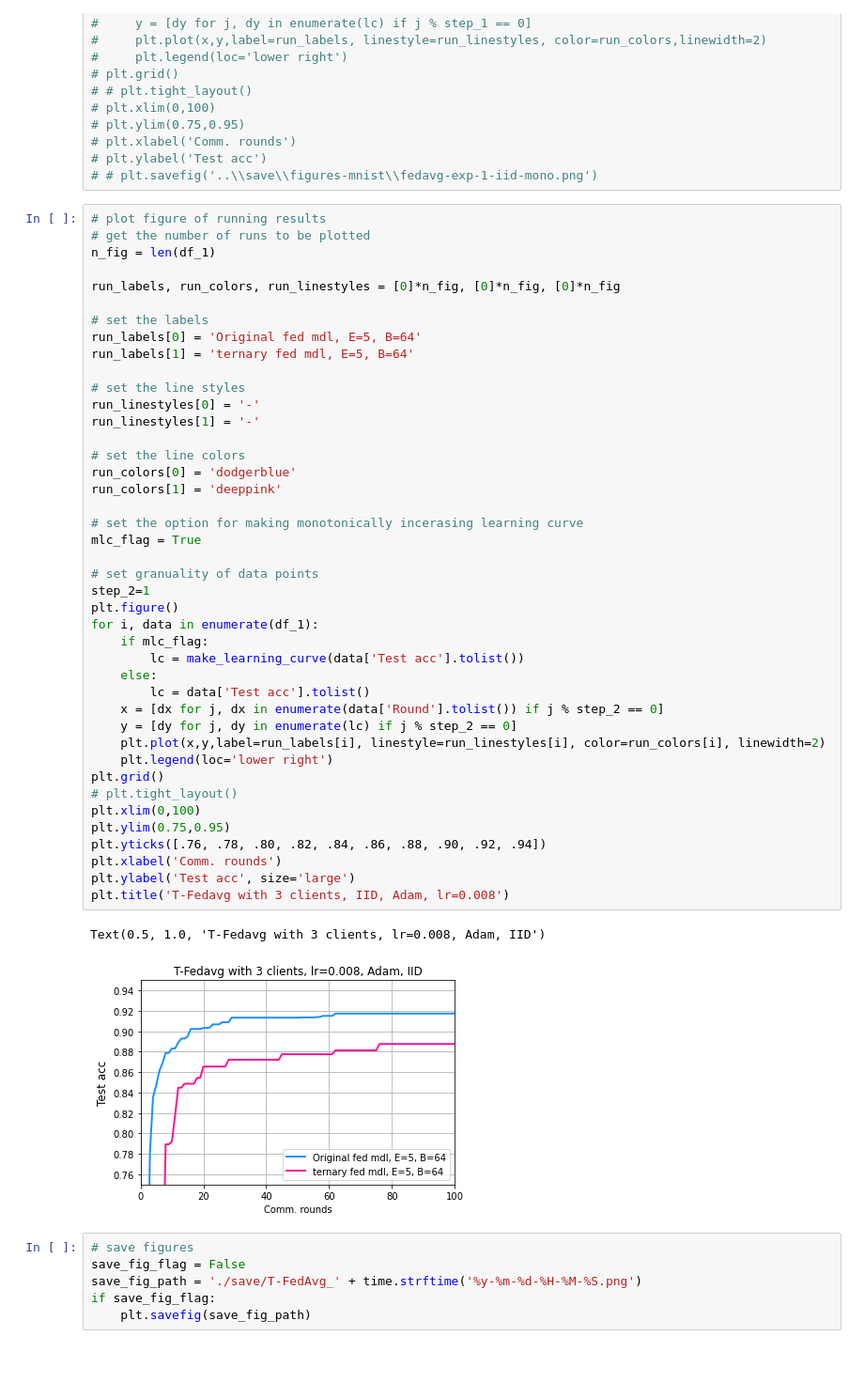
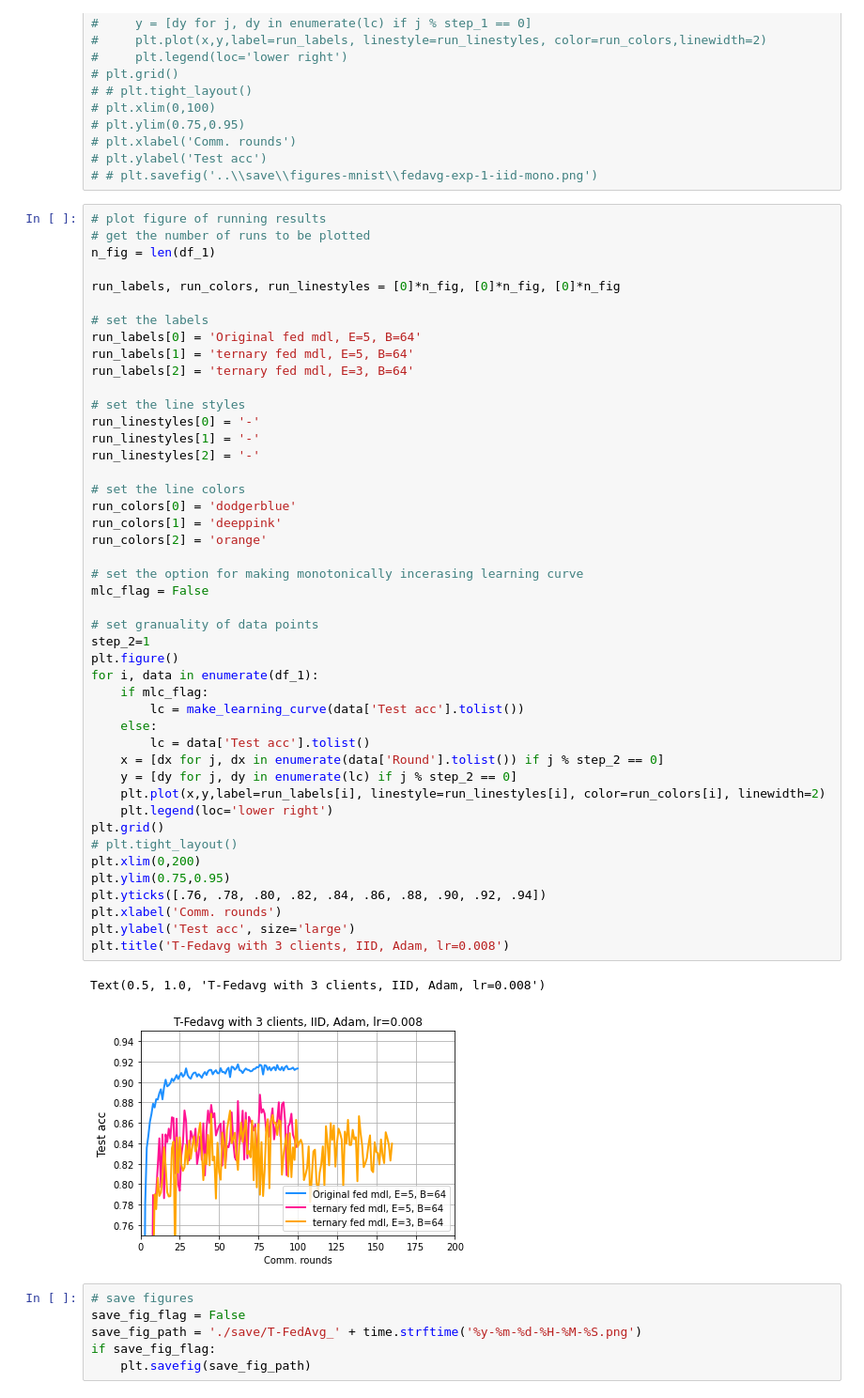
Before and after one commit to ywang037/Ternary-Federated, a Jupyter notebook: helper-plot-csv.ipynb, the cells around one changed output. Shown at 94% size. Saved outputs shown, nothing was run; the diff lists cells and outputs as text; blank space fills up the shorter version.

```diff
--- a/helper-plot-csv.ipynb
+++ b/helper-plot-csv.ipynb
@@ -120,41 +120,44 @@ run_labels, run_colors, run_linestyles = [0]*n_fig, [0]*n_fig, [0]*n_fig
 # set the labels
 run_labels[0] = 'Original fed mdl, E=5, B=64'
 run_labels[1] = 'ternary fed mdl, E=5, B=64'
+run_labels[2] = 'ternary fed mdl, E=3, B=64'
 
 # set the line styles
 run_linestyles[0] = '-'
 run_linestyles[1] = '-'
+run_linestyles[2] = '-'
 
 # set the line colors
 run_colors[0] = 'dodgerblue'
 run_colors[1] = 'deeppink'
+run_colors[2] = 'orange'
 
 # set the option for making monotonically incerasing learning curve
-mlc_flag = True
+mlc_flag = False
 
 # set granuality of data points
 step_2=1
 plt.figure()
 for i, data in enumerate(df_1):
     if mlc_flag:
         lc = make_learning_curve(data['Test acc'].tolist())
     else:
         lc = data['Test acc'].tolist()
     x = [dx for j, dx in enumerate(data['Round'].tolist()) if j % step_2 == 0]
     y = [dy for j, dy in enumerate(lc) if j % step_2 == 0]
     plt.plot(x,y,label=run_labels[i], linestyle=run_linestyles[i], color=run_colors[i], linewidth=2)
     plt.legend(loc='lower right')
 plt.grid()
 # plt.tight_layout()
-plt.xlim(0,100)
+plt.xlim(0,200)
 plt.ylim(0.75,0.95)
 plt.yticks([.76, .78, .80, .82, .84, .86, .88, .90, .92, .94])
 plt.xlabel('Comm. rounds')
 plt.ylabel('Test acc', size='large')
 plt.title('T-Fedavg with 3 clients, IID, Adam, lr=0.008')
 # %% [output]
-Text(0.5, 1.0, 'T-Fedavg with 3 clients, lr=0.008, Adam, IID')
+Text(0.5, 1.0, 'T-Fedavg with 3 clients, IID, Adam, lr=0.008')
-[figure, old version]
+[figure, new version]
 # %%
 # save figures
 save_fig_flag = False
```
Also changed, not shown: parts of 1 cell of this notebook.
